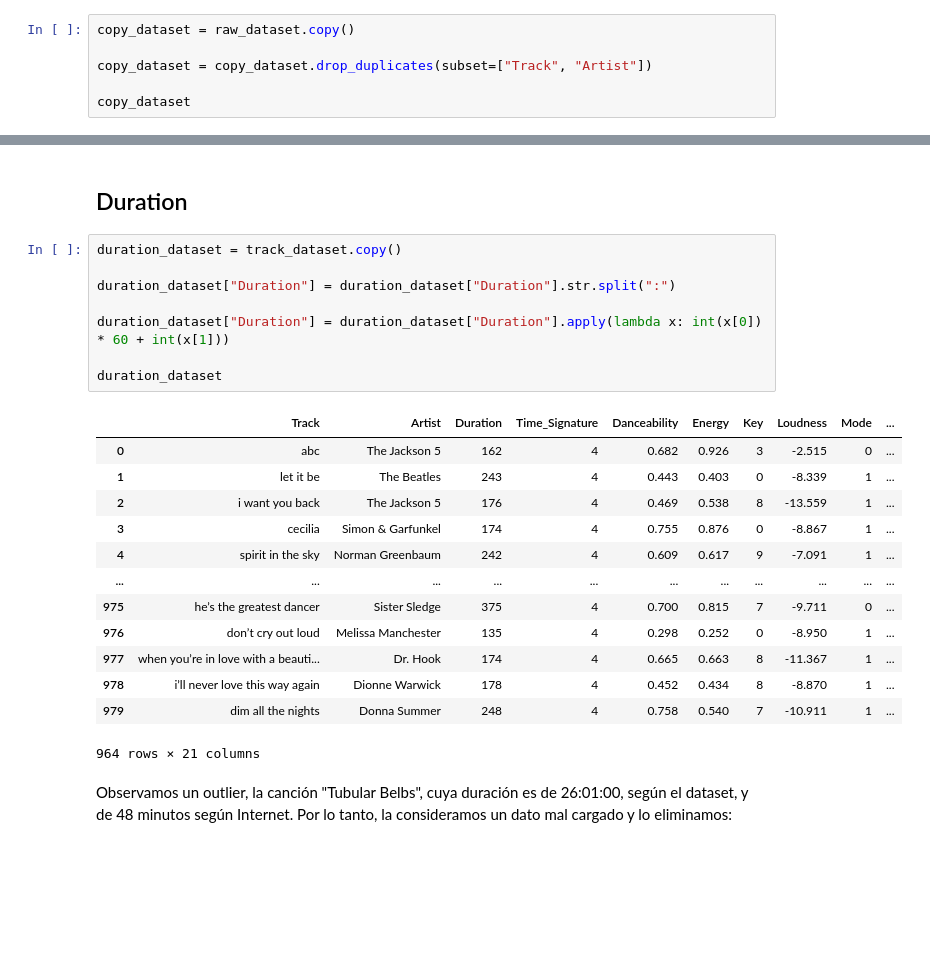
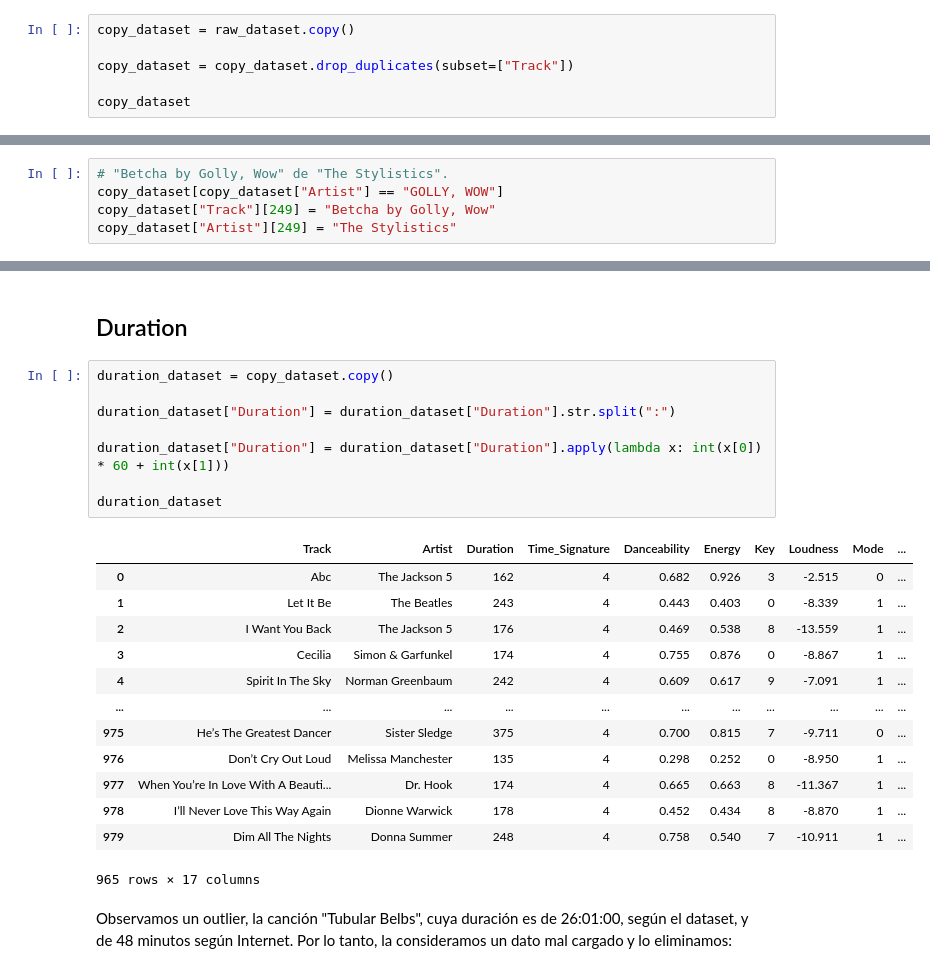
Before and after one commit to iroumec/TPE-FCD, a Jupyter notebook: Notebook.ipynb, the cells around one changed output, grey strips where cells are left out. Saved outputs shown, nothing was run; the diff lists cells and outputs as text; blank space fills up the shorter version.

```diff
--- a/Notebook.ipynb
+++ b/Notebook.ipynb
@@ -66,7 +66,7 @@ Eliminamos los duplicados, manteniendo la primera ocurrencia, la cual tiene el a
 # %%
 copy_dataset = raw_dataset.copy()
 
-copy_dataset = copy_dataset.drop_duplicates(subset=["Track", "Artist"])
+copy_dataset = copy_dataset.drop_duplicates(subset=["Track"])
 
 copy_dataset
 # %% [output]
@@ -165,0 +154,5 @@ memory usage: 137.1+ KB
+# %%
+# "Betcha by Golly, Wow" de "The Stylistics".
+copy_dataset[copy_dataset["Artist"] == "GOLLY, WOW"]
+copy_dataset["Track"][249] = "Betcha by Golly, Wow"
+copy_dataset["Artist"][249] = "The Stylistics"
@@ -658,27 +692,27 @@ alternative_names
 # %% [markdown]
 ## Duration
 # %%
-duration_dataset = track_dataset.copy()
+duration_dataset = copy_dataset.copy()
 
 duration_dataset["Duration"] = duration_dataset["Duration"].str.split(":")
 
 duration_dataset["Duration"] = duration_dataset["Duration"].apply(lambda x: int(x[0]) * 60 + int(x[1]))
 
 duration_dataset
 # %% [output]
 |  | Track | Artist | Duration | Time_Signature | Danceability | Energy | Key | Loudness | Mode | ... |
-| 0 | abc | The Jackson 5 | 162 | 4 | 0.682 | 0.926 | 3 | -2.515 | 0 | ... |
-| 1 | let it be | The Beatles | 243 | 4 | 0.443 | 0.403 | 0 | -8.339 | 1 | ... |
-| 2 | i want you back | The Jackson 5 | 176 | 4 | 0.469 | 0.538 | 8 | -13.559 | 1 | ... |
-| 3 | cecilia | Simon & Garfunkel | 174 | 4 | 0.755 | 0.876 | 0 | -8.867 | 1 | ... |
-| 4 | spirit in the sky | Norman Greenbaum | 242 | 4 | 0.609 | 0.617 | 9 | -7.091 | 1 | ... |
+| 0 | Abc | The Jackson 5 | 162 | 4 | 0.682 | 0.926 | 3 | -2.515 | 0 | ... |
+| 1 | Let It Be | The Beatles | 243 | 4 | 0.443 | 0.403 | 0 | -8.339 | 1 | ... |
+| 2 | I Want You Back | The Jackson 5 | 176 | 4 | 0.469 | 0.538 | 8 | -13.559 | 1 | ... |
+| 3 | Cecilia | Simon & Garfunkel | 174 | 4 | 0.755 | 0.876 | 0 | -8.867 | 1 | ... |
+| 4 | Spirit In The Sky | Norman Greenbaum | 242 | 4 | 0.609 | 0.617 | 9 | -7.091 | 1 | ... |
 | ... | ... | ... | ... | ... | ... | ... | ... | ... | ... | ... |
-| 975 | he’s the greatest dancer | Sister Sledge | 375 | 4 | 0.700 | 0.815 | 7 | -9.711 | 0 | ... |
-| 976 | don’t cry out loud | Melissa Manchester | 135 | 4 | 0.298 | 0.252 | 0 | -8.950 | 1 | ... |
-| 977 | when you’re in love with a beauti... | Dr. Hook | 174 | 4 | 0.665 | 0.663 | 8 | -11.367 | 1 | ... |
-| 978 | i’ll never love this way again | Dionne Warwick | 178 | 4 | 0.452 | 0.434 | 8 | -8.870 | 1 | ... |
-| 979 | dim all the nights | Donna Summer | 248 | 4 | 0.758 | 0.540 | 7 | -10.911 | 1 | ... |
+| 975 | He’s The Greatest Dancer | Sister Sledge | 375 | 4 | 0.700 | 0.815 | 7 | -9.711 | 0 | ... |
+| 976 | Don’t Cry Out Loud | Melissa Manchester | 135 | 4 | 0.298 | 0.252 | 0 | -8.950 | 1 | ... |
+| 977 | When You’re In Love With A Beauti... | Dr. Hook | 174 | 4 | 0.665 | 0.663 | 8 | -11.367 | 1 | ... |
+| 978 | I’ll Never Love This Way Again | Dionne Warwick | 178 | 4 | 0.452 | 0.434 | 8 | -8.870 | 1 | ... |
+| 979 | Dim All The Nights | Donna Summer | 248 | 4 | 0.758 | 0.540 | 7 | -10.911 | 1 | ... |
-964 rows × 21 columns
+965 rows × 17 columns
 # %% [markdown]
 Observamos un outlier, la canción "Tubular Belbs", cuya duración es de 26:01:00, según el dataset, y de 48 minutos según Internet. Por lo tanto, la consideramos un dato mal cargado y lo eliminamos:
 # %%
```
Also changed, not shown: parts of 77 cells of this notebook, 10 other files.
